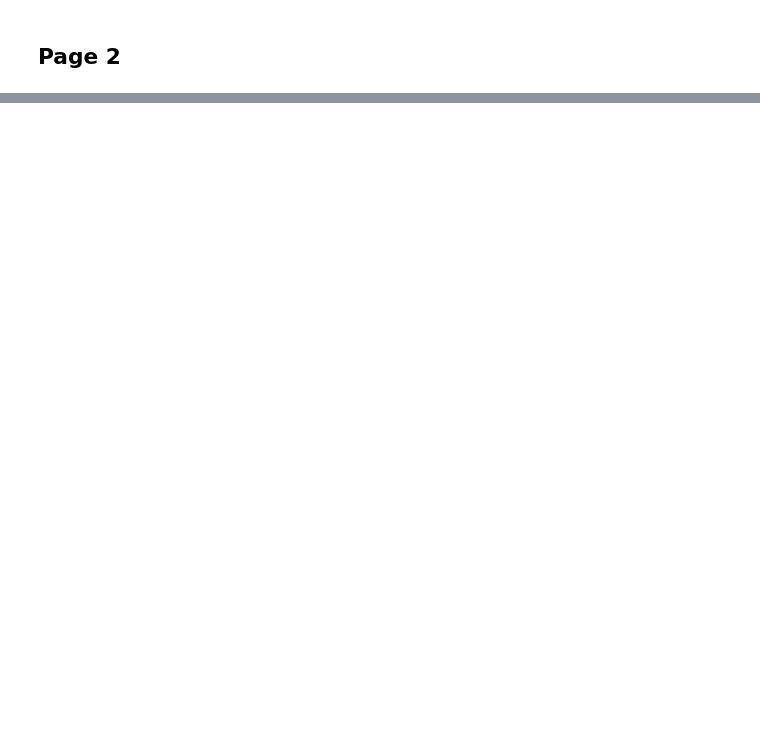
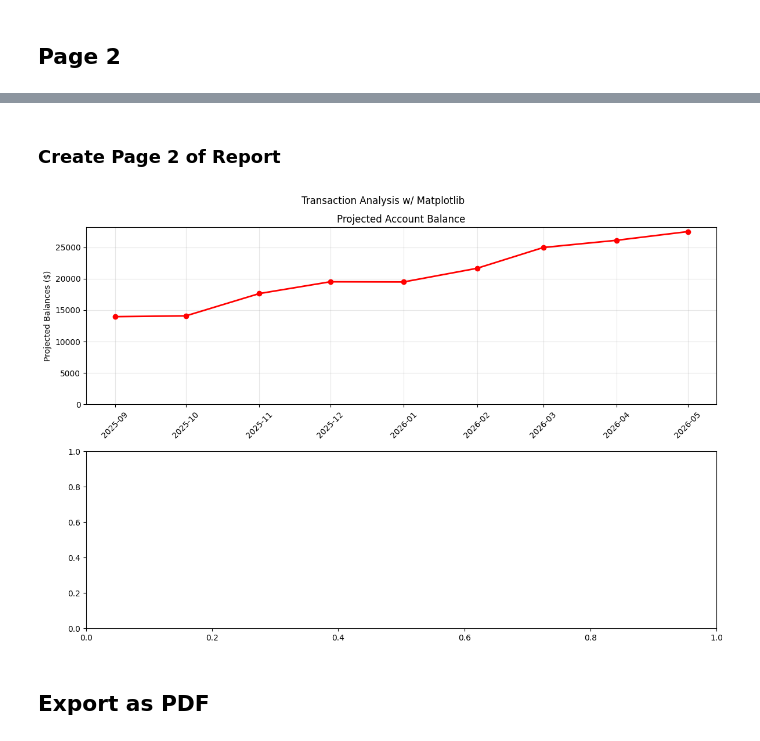
Before and after one commit to jacob-pwnd/budget_analysis_w_matplotlib, a Jupyter notebook: transaction_visuals.ipynb, the cells around one changed output, grey strips where cells are left out. Cells and saved outputs as stored; diff of their text form; code cells hidden in the pictures; blank space fills up the shorter version.

```diff
--- a/transaction_visuals.ipynb
+++ b/transaction_visuals.ipynb
@@ -98,9 +99,8 @@ def calculate_account_balances(df, transfers_df):
     return df_copy
 # %%
 def get_category_sums_and_averages(df):
-    # Ensure Date column is datetime
+    #This is so messsy. Clean this.
     df = df.copy()
-    df['Date'] = pd.to_datetime(df['Date'])
 
     # Filter out Credit Payment transactions
     df_filtered = df[df['Type'] != 'Credit Payment']
@@ -110,7 +110,7 @@ def get_category_sums_and_averages(df):
 
     # Filter for date range: June 2024 to February 2026
     start_date = pd.to_datetime('2024-06-01')
-    end_date = pd.to_datetime('2026-02-28')
+    end_date = withdrawals['Date'].max()
     withdrawals = withdrawals[(withdrawals['Date'] >= start_date) & (withdrawals['Date'] <= end_date)]
 
     # Create monthly groups
@@ -158,12 +158,11 @@ def display_category_sums_and_averages(df):
     print("=" * 50)
     print(result_df)
     print("=" * 50)
-    print(f"Total spending across all categories: ${total_sums.sum():,.2f}")
+    total_spending = total_sums.sum()
+    average_monthly_spending = average_sums.sum()
+    print(f"Total spending across all categories: ${total_spending:,.2f}")
+    print(f"Average monthly spending across all categories: ${average_monthly_spending:,.2f}")
 
     return result_df
 
-# Example usage:
-# totals, averages = get_category_sums_and_averages(df)
-# display_category_sums_and_averages(df)
-
 display_category_sums_and_averages(df)
@@ -297,0 +374,21 @@ plt.show()
+# %% [markdown]
+### Create Page 2 of Report
+# %%
+# Create 2x1 plot
+fig2, axes = plt.subplots(2, 1, figsize=(12, 8))
+fig2.suptitle('Transaction Analysis w/ Matplotlib')
+
+"""Projected Balance of All Accounts"""
+axes[0].plot(pivot_balances.index.to_timestamp(), pivot_balances['Projected Balances'].values, marker='o', linewidth=2, markersize=6, color='red')
+axes[0].set_title('Projected Account Balance')
+axes[0].set_ylabel('Projected Balances ($)')
+axes[0].grid(True, alpha=0.3)
+axes[0].tick_params(axis='x', rotation=45)
+axes[0].set_ylim(bottom=0)
+
+plt.tight_layout()
+plt.show()
+# %% [output]
+[figure, added]
+# %% [markdown]
+## Export as PDF
```
Also changed, not shown: parts of 11 cells of this notebook, 3 other files.
